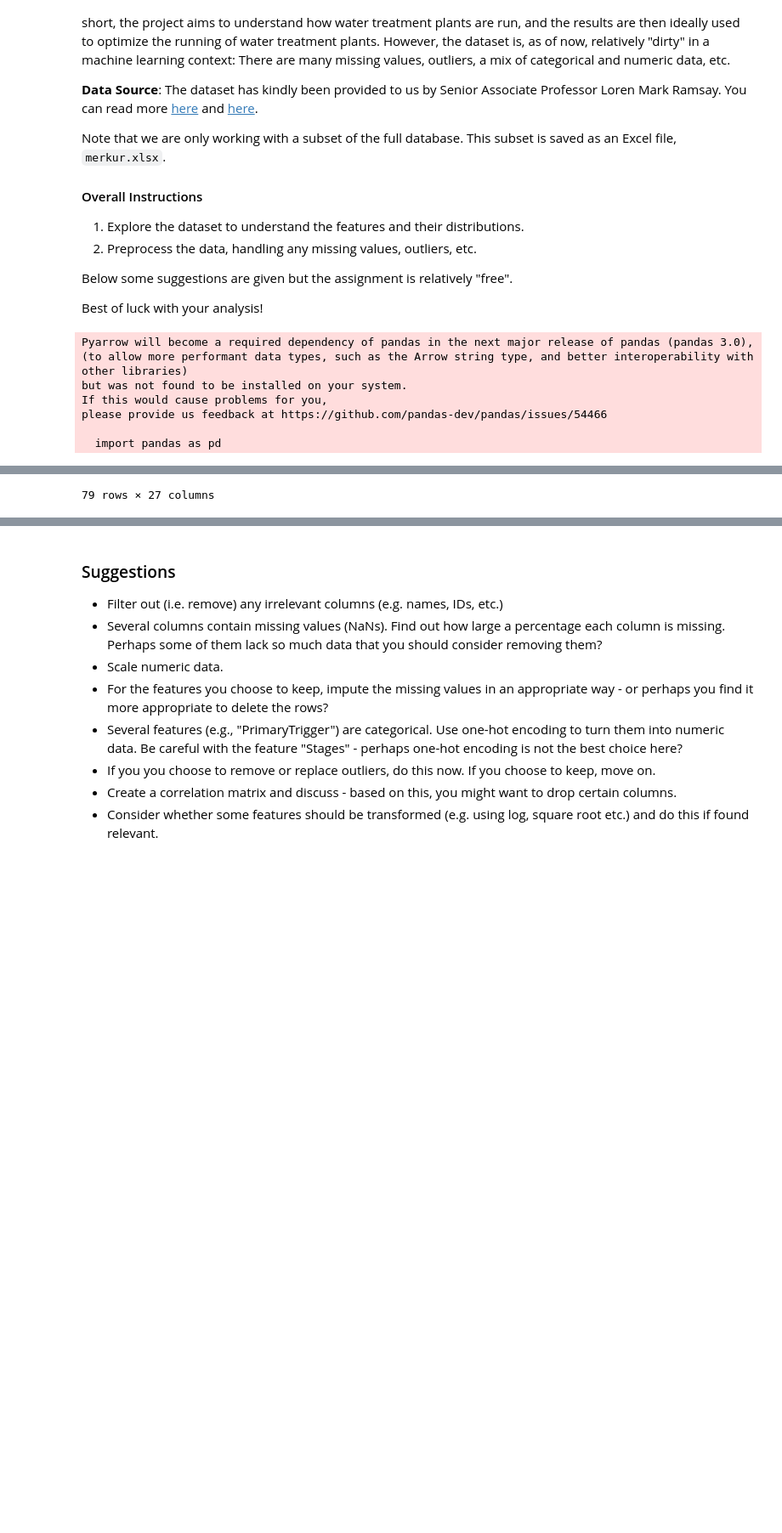
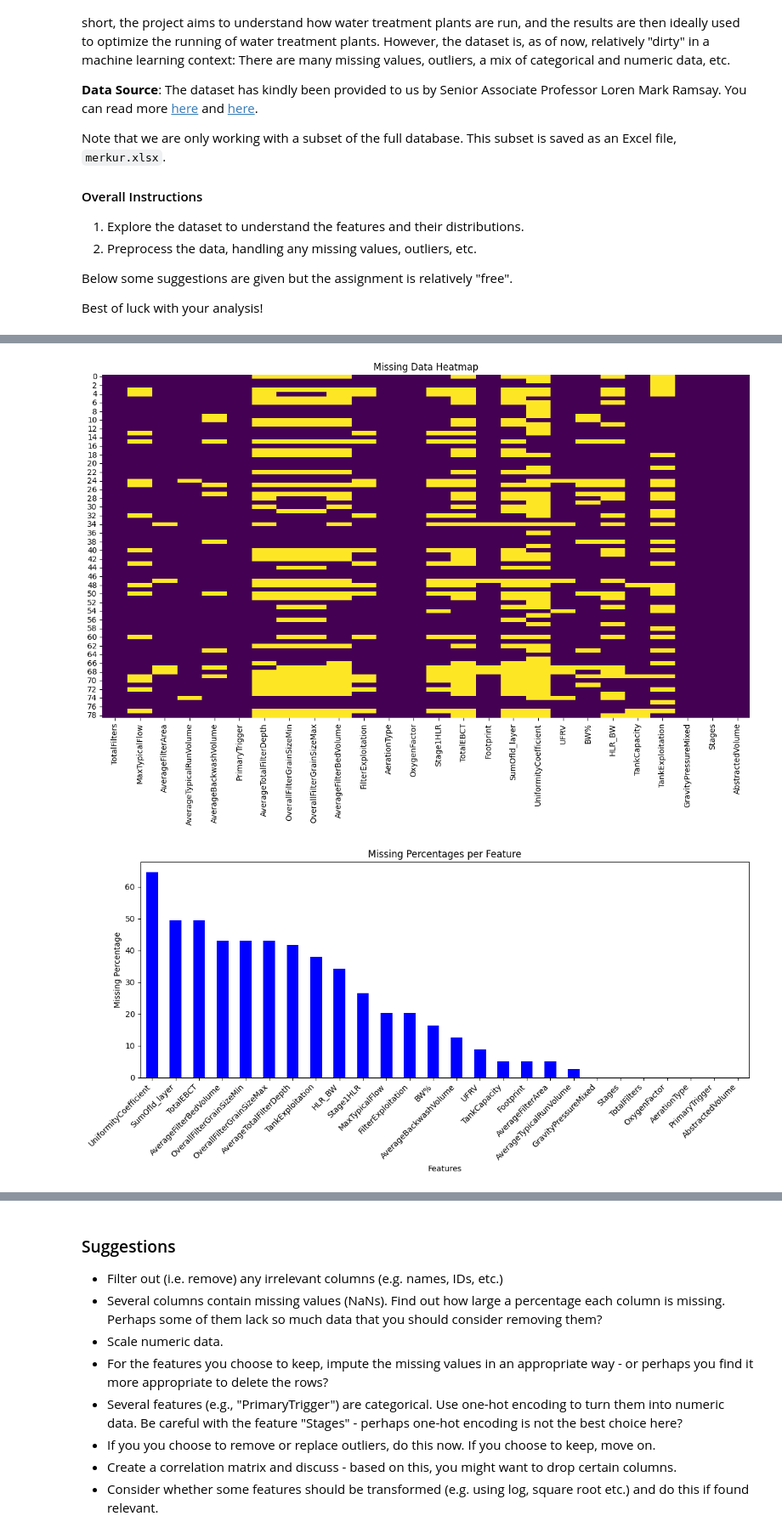
Before and after one commit to MAL-flowdemort/assignment_3, a Jupyter notebook: Preprocessing - Water treatment plants.ipynb, the cells around one changed output, grey strips where cells are left out. Shown: that part at 85% size. Drawn from its saved outputs; the diff is of its cells as text; code cells hidden in the pictures; blank space fills up the shorter version.

Commit message:
calculate missing percentages

```diff
--- a/Preprocessing - Water treatment plants.ipynb
+++ b/Preprocessing - Water treatment plants.ipynb
@@ -18,13 +18,72 @@ Below some suggestions are given but the assignment is relatively "free".
 Best of luck with your analysis!
 # %%
 import pandas as pd
+import matplotlib.pyplot as plt
+from sklearn.impute import SimpleImputer
+import seaborn as sns
+from sklearn.preprocessing import StandardScaler
+
+
+
+# Read the dataset
 df = pd.read_excel(r"merkur.xlsx")
-df
+
+# Drop the names column
+df = df.drop(columns='WaterworksName')
+
+# Show heatmap of missing values
+plt.figure(figsize=(15, 8))
+sns.heatmap(df.isnull(), cbar=False, cmap='viridis')
+plt.title('Missing Data Heatmap')
+plt.show()
+
+# Calculate the percentage of missing values per feature
+missing_percentages_per_feature = df.isnull().mean().round(4) * 100
+
+# Create a bar graph for missing percentages per feature
+plt.figure(figsize=(12, 6))
+missing_percentages_per_feature.sort_values(ascending=False).plot(kind='bar', color='blue')
+plt.title('Missing Percentages per Feature')
+plt.xlabel('Features')
+plt.ylabel('Missing Percentage')
+plt.xticks(rotation=45, ha='right')
+plt.tight_layout()
+plt.show()
+
+# Calculate the percentage of missing values per row
+missing_percentages_per_row = df.isnull().mean(axis=1).round(4) * 100
+
+# Create a bar graph for missing percentages per row
+plt.figure(figsize=(12, 6))
+missing_percentages_per_row.sort_values(ascending=False).plot(kind='bar', color='red')
+plt.title('Missing Percentages per Row')
+plt.xlabel('Rows')
+plt.ylabel('Missing Percentage')
+plt.xticks(rotation=45, ha='right')
+plt.tight_layout()
+plt.show()
+
+# # It seems that UniformityCoefficient has more than 64% missing values, so we will drop it
+# Drop columns with more than 50% missing values
+df = df.drop(columns=missing_percentages_per_feature[missing_percentages_per_feature > 50].index)
+
+# Scale numerical features using Standard Scaling
+numerical_features = df.select_dtypes(include=['float64', 'int64']).columns
+scaler = StandardScaler()
+df[numerical_features] = scaler.fit_transform(df[numerical_features])
+
+# Impute missing values for the features with less than 25% missing values using simple imputer
+impute_threshold = 25
+features_to_impute = missing_percentages_per_feature[missing_percentages_per_feature < impute_threshold].index
+features_to_impute = features_to_impute[missing_percentages_per_feature[features_to_impute] > 0]
+imputer = SimpleImputer(strategy='mean')
+df[features_to_impute] = imputer.fit_transform(df[features_to_impute])
+
+
+
+# Show heatmap of missing values after imputation and scaling
+plt.figure(figsize=(15, 8))
+sns.heatmap(df.isnull(), cbar=False, cmap='viridis')
+plt.title('Missing Data Heatmap after Imputation and Scaling')
+plt.show()
 # %% [output]
-Pyarrow will become a required dependency of pandas in the next major release of pandas (pandas 3.0),
-(to allow more performant data types, such as the Arrow string type, and better interoperability with other libraries)
-but was not found to be installed on your system.
-If this would cause problems for you,
-please provide us feedback at https://github.com/pandas-dev/pandas/issues/54466
-
-  import pandas as pd
@@ -43 +90,2 @@ please provide us feedback at https://github.com/pandas-dev/pandas/issues/54466
-79 rows × 27 columns
+[figure, added]
+[figure, added]
```
Also changed, not shown: parts of 1 cell of this notebook.
